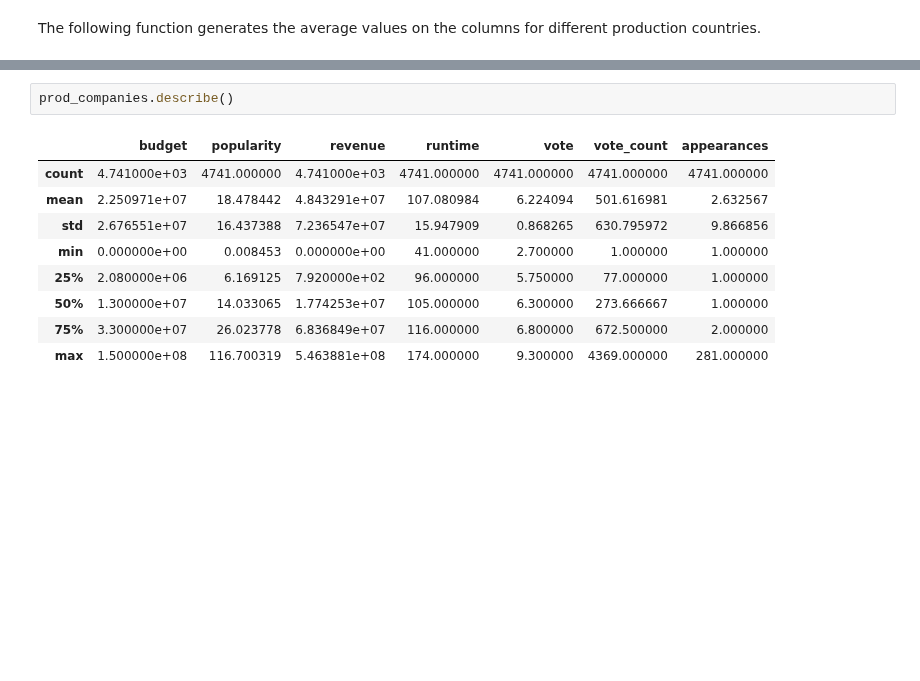
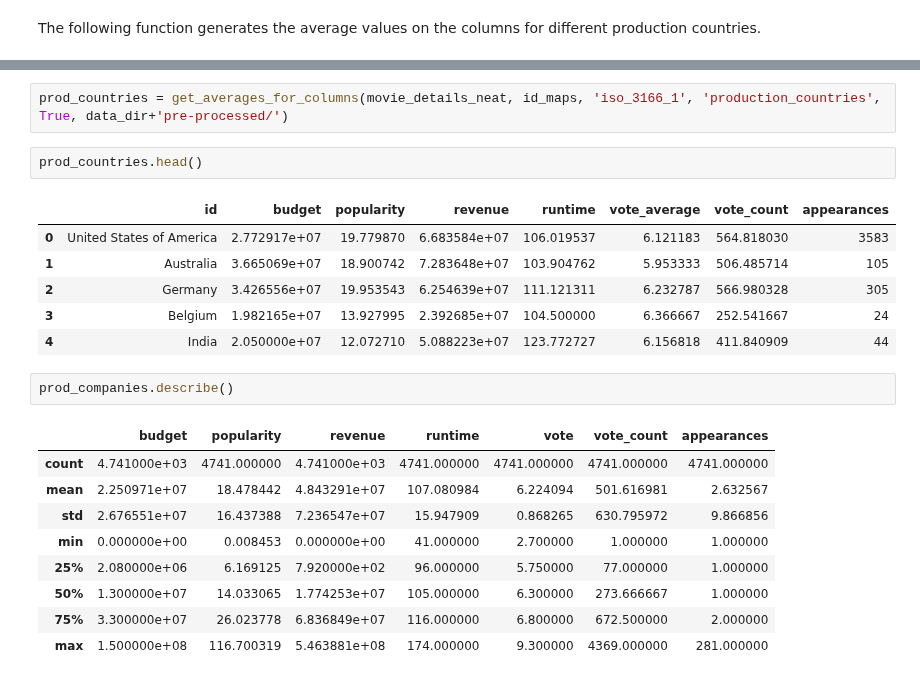
Before and after one commit to dluo96/datatonic-challenge, a Jupyter notebook: data-visualisation/production_company_analysis.ipynb, the cells around one changed output, grey strips where cells are left out. Saved outputs shown, nothing was run; the diff lists cells and outputs as text; blank space fills up the shorter version.

```diff
--- a/data-visualisation/production_company_analysis.ipynb
+++ b/data-visualisation/production_company_analysis.ipynb
@@ -147,3 +100,14 @@ prod_companies.nlargest(20,['vote_count'])
+# %%
+prod_countries = get_averages_for_columns(movie_details_neat, id_maps, 'iso_3166_1', 'production_countries', True, data_dir+'pre-processed/')
+# %%
+prod_countries.head()
+# %% [output]
+|  | id | budget | popularity | revenue | runtime | vote_average | vote_count | appearances |
+| 0 | United States of America | 2.772917e+07 | 19.779870 | 6.683584e+07 | 106.019537 | 6.121183 | 564.818030 | 3583 |
+| 1 | Australia | 3.665069e+07 | 18.900742 | 7.283648e+07 | 103.904762 | 5.953333 | 506.485714 | 105 |
+| 2 | Germany | 3.426556e+07 | 19.953543 | 6.254639e+07 | 111.121311 | 6.232787 | 566.980328 | 305 |
+| 3 | Belgium | 1.982165e+07 | 13.927995 | 2.392685e+07 | 104.500000 | 6.366667 | 252.541667 | 24 |
+| 4 | India | 2.050000e+07 | 12.072710 | 5.088223e+07 | 123.772727 | 6.156818 | 411.840909 | 44 |
 # %%
 prod_companies.describe()
 # %% [output]
```
Also changed, not shown: parts of 6 cells of this notebook, 1 other file.
